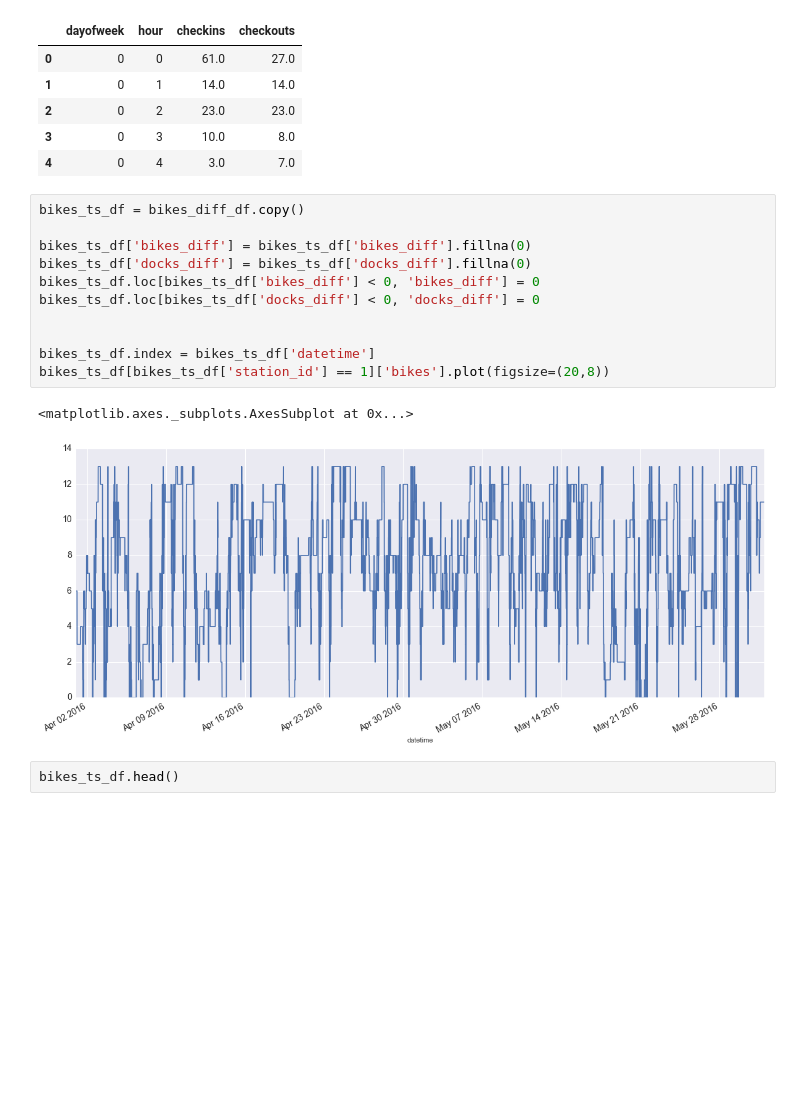
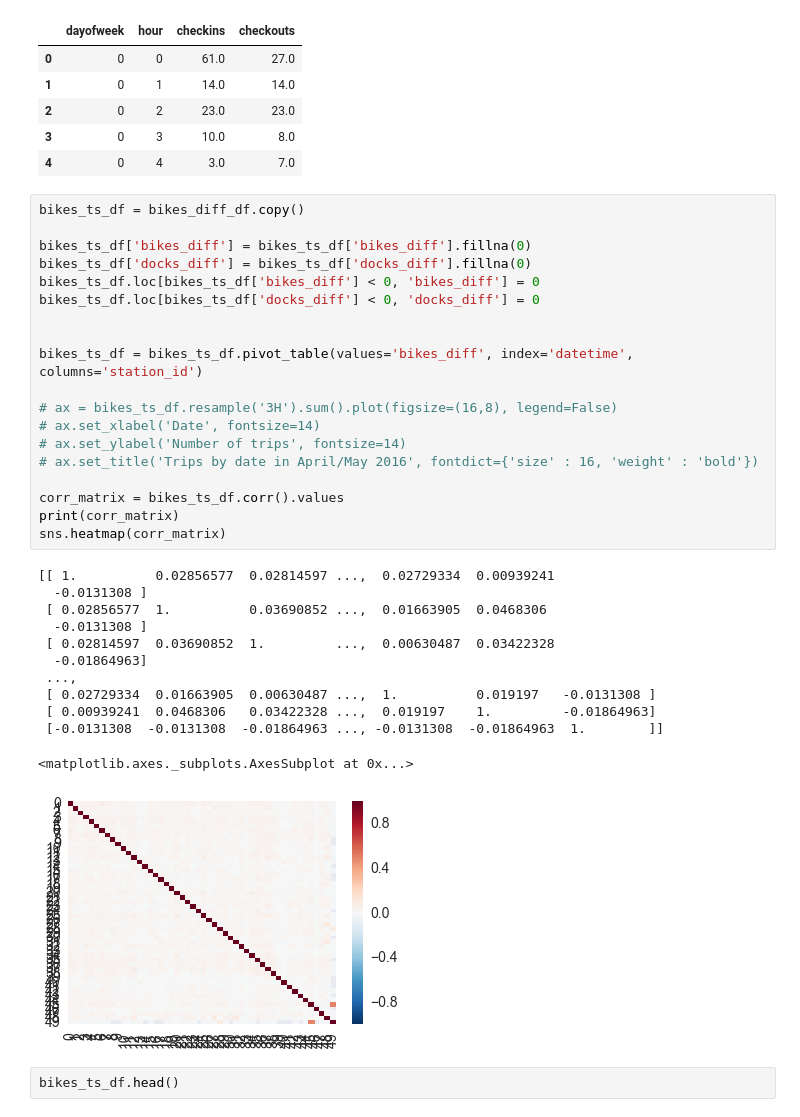
Before and after one commit to timgasser/bcycle-austin, a Jupyter notebook: notebooks/bcycle_bikes.ipynb, the cells around one changed output. Drawn from its saved outputs; the diff is of its cells as text; blank space fills up the shorter version.

```diff
--- a/notebooks/bcycle_bikes.ipynb
+++ b/notebooks/bcycle_bikes.ipynb
@@ -204,17 +206,35 @@ bikes_agg_df.head()
 # %%
 bikes_ts_df = bikes_diff_df.copy()
 
 bikes_ts_df['bikes_diff'] = bikes_ts_df['bikes_diff'].fillna(0)
 bikes_ts_df['docks_diff'] = bikes_ts_df['docks_diff'].fillna(0)
 bikes_ts_df.loc[bikes_ts_df['bikes_diff'] < 0, 'bikes_diff'] = 0
 bikes_ts_df.loc[bikes_ts_df['docks_diff'] < 0, 'docks_diff'] = 0
 
 
-bikes_ts_df.index = bikes_ts_df['datetime']
-bikes_ts_df[bikes_ts_df['station_id'] == 1]['bikes'].plot(figsize=(20,8))
+bikes_ts_df = bikes_ts_df.pivot_table(values='bikes_diff', index='datetime', columns='station_id')
+
+# ax = bikes_ts_df.resample('3H').sum().plot(figsize=(16,8), legend=False)
+# ax.set_xlabel('Date', fontsize=14)
+# ax.set_ylabel('Number of trips', fontsize=14)
+# ax.set_title('Trips by date in April/May 2016', fontdict={'size' : 16, 'weight' : 'bold'})
+
+corr_matrix = bikes_ts_df.corr().values
+print(corr_matrix)
+sns.heatmap(corr_matrix)
 # %% [output]
-<matplotlib.axes._subplots.AxesSubplot at 0x...>
+[[ 1.          0.02856577  0.02814597 ...,  0.02729334  0.00939241
+  -0.0131308 ]
+ [ 0.02856577  1.          0.03690852 ...,  0.01663905  0.0468306
+  -0.0131308 ]
+ [ 0.02814597  0.03690852  1.         ...,  0.00630487  0.03422328
+  -0.01864963]
+ ...,
+ [ 0.02729334  0.01663905  0.00630487 ...,  1.          0.019197   -0.0131308 ]
+ [ 0.00939241  0.0468306   0.03422328 ...,  0.019197    1.         -0.01864963]
+ [-0.0131308  -0.0131308  -0.01864963 ..., -0.0131308  -0.01864963  1.        ]]
+<matplotlib.axes._subplots.AxesSubplot at 0x...>
-[figure, old version]
+[figure, new version]
 # %%
 bikes_ts_df.head()
 # %% [output]
```
Also changed, not shown: parts of 1 cell of this notebook, 1 other file.
